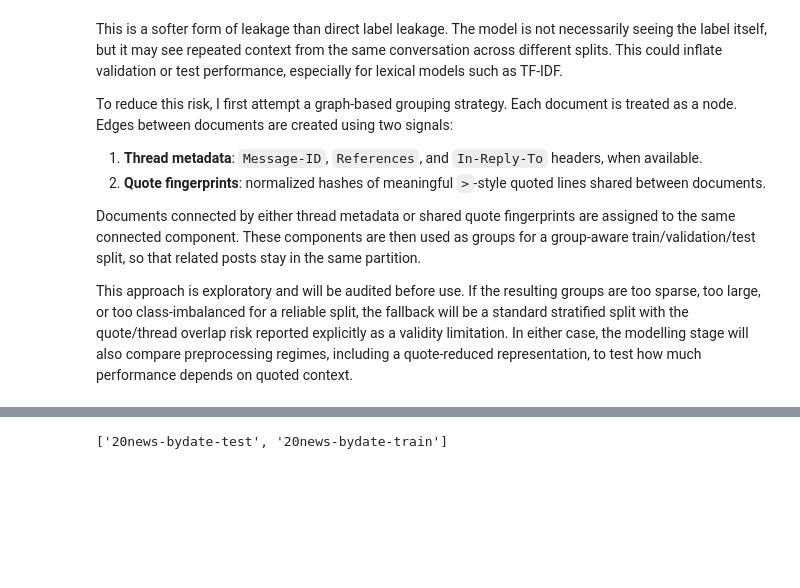
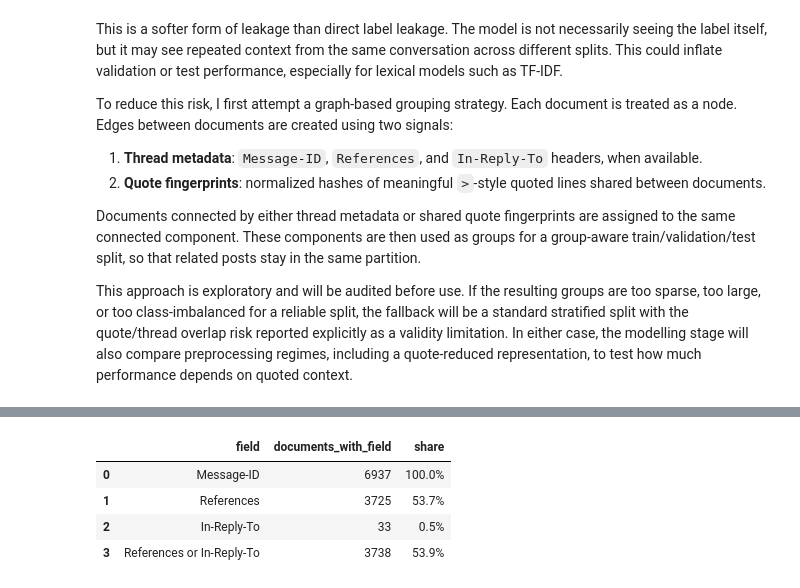
Before and after one commit to kelukes/nlp-20newsgroups-classification, a Jupyter notebook: notebooks/02_20newsgroup_Modeling.ipynb, the cells around one changed output, grey strips where cells are left out. Cells and saved outputs as stored; diff of their text form; code cells hidden in the pictures; blank space fills up the shorter version.

```diff
--- a/notebooks/02_20newsgroup_Modeling.ipynb
+++ b/notebooks/02_20newsgroup_Modeling.ipynb
@@ -507,8 +564,10 @@ df["has_any_thread_reference"] = df["thread_reference_ids"].apply(lambda x: len(
 # %%
-# Посмотрим все уникальные header-поля в датасете
-all_header_keys = set()
-for text in df["text"].iloc[:100]:
-    h = parse_top_headers(text)
-    all_header_keys.update(h.keys())
+# Use saved Message-ID as the graph identity when available.
+# Fall back to parsed Message-ID only if needed.
 
-print(sorted(all_header_keys))
+df["message_id_for_graph"] = df["message_id"].fillna(df["parsed_message_id"])
+
+df["has_message_id"] = df["message_id_for_graph"].notna()
+df["has_references"] = df["references_ids"].apply(lambda x: len(x) > 0)
+df["has_in_reply_to"] = df["in_reply_to_ids"].apply(lambda x: len(x) > 0)
+df["has_any_thread_reference"] = df["thread_reference_ids"].apply(lambda x: len(x) > 0)
@@ -545,27 +574,32 @@ print(os.listdir(base_path))
-# %%
-import urllib.request
-import tarfile
-import os
-
-# Original archive with full headers
-url = "http://qwone.com/~jason/20Newsgroups/20news-bydate.tar.gz"
-archive_path = os.path.expanduser("~/scikit_learn_data/20news-bydate.tar.gz")
-extract_path = os.path.expanduser("~/scikit_learn_data/20news-bydate-raw/")
-
-# Download (~14 MB)
-if not os.path.exists(archive_path):
-    print("Downloading...")
-    urllib.request.urlretrieve(url, archive_path)
-    print("Done.")
-
-# Unzip
-if not os.path.exists(extract_path):
-    print("Extracting...")
-    with tarfile.open(archive_path, "r:gz") as tar:
-        tar.extractall(extract_path)
-    print("Done.")
-
-# Check structure
-print(os.listdir(extract_path))
-# %% [output]
-['20news-bydate-test', '20news-bydate-train']
+# %%
+# coverage summary
+thread_metadata_summary = pd.DataFrame([
+    {
+        "field": "Message-ID",
+        "documents_with_field": df["has_message_id"].sum(),
+        "share": df["has_message_id"].mean(),
+    },
+    {
+        "field": "References",
+        "documents_with_field": df["has_references"].sum(),
+        "share": df["has_references"].mean(),
+    },
+    {
+        "field": "In-Reply-To",
+        "documents_with_field": df["has_in_reply_to"].sum(),
+        "share": df["has_in_reply_to"].mean(),
+    },
+    {
+        "field": "References or In-Reply-To",
+        "documents_with_field": df["has_any_thread_reference"].sum(),
+        "share": df["has_any_thread_reference"].mean(),
+    },
+])
+
+display(thread_metadata_summary.style.format({"share": "{:.1%}"}))
+# %% [output]
+|  | field | documents_with_field | share |
+| 0 | Message-ID | 6937 | 100.0% |
+| 1 | References | 3725 | 53.7% |
+| 2 | In-Reply-To | 33 | 0.5% |
+| 3 | References or In-Reply-To | 3738 | 53.9% |
```
Also changed, not shown: parts of 17 cells of this notebook.
